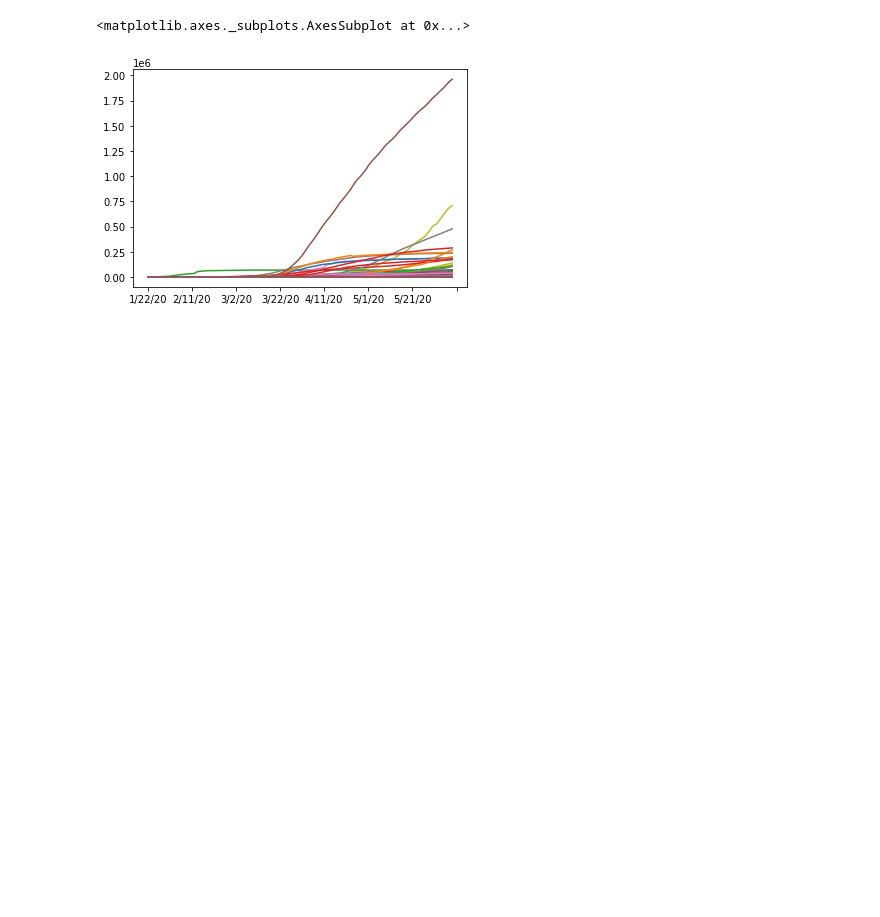
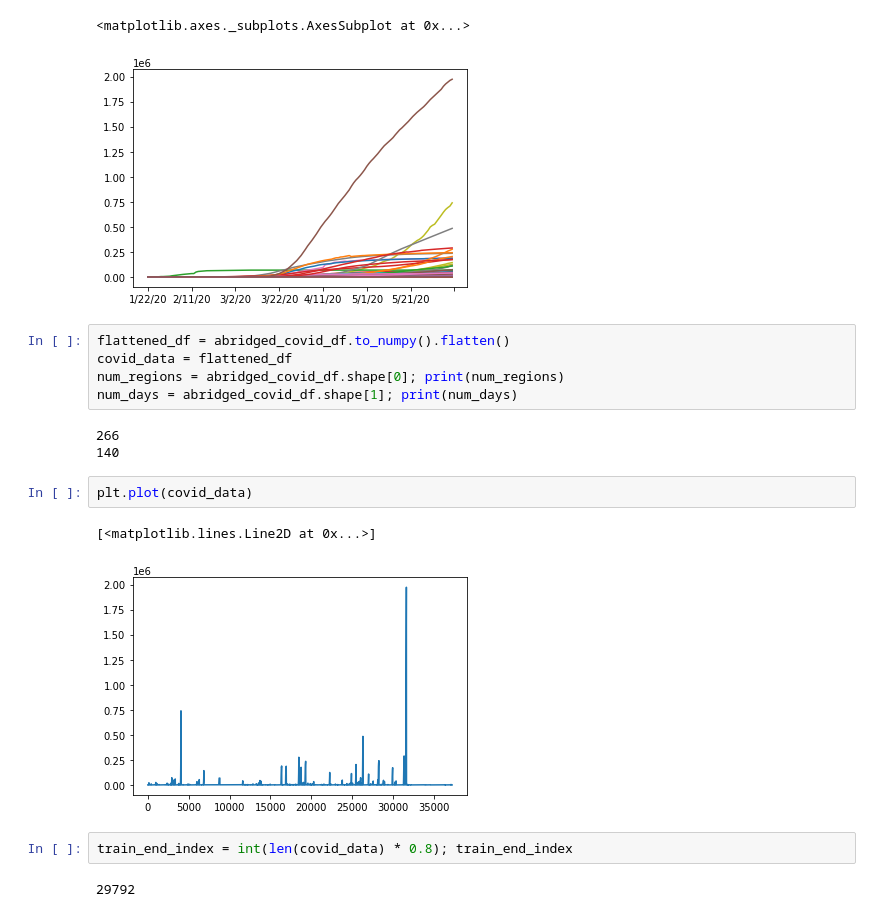
Before and after one commit to QinLab/icompbio-tamjeed, a Jupyter notebook: tf_rnn_single_covid.ipynb, the cells around one changed output. Saved outputs shown, nothing was run; the diff lists cells and outputs as text; blank space fills up the shorter version.

```diff
--- a/tf_rnn_single_covid.ipynb
+++ b/tf_rnn_single_covid.ipynb
@@ -66,3 +66,20 @@ abridged_covid_df.T.plot(legend=False)
 # %% [output]
 <matplotlib.axes._subplots.AxesSubplot at 0x...>
 [figure]
+# %%
+flattened_df = abridged_covid_df.to_numpy().flatten()
+covid_data = flattened_df
+num_regions = abridged_covid_df.shape[0]; print(num_regions)
+num_days = abridged_covid_df.shape[1]; print(num_days)
+# %% [output]
+266
+140
+# %%
+plt.plot(covid_data)
+# %% [output]
+[<matplotlib.lines.Line2D at 0x...>]
+[figure, added]
+# %%
+train_end_index = int(len(covid_data) * 0.8); train_end_index
+# %% [output]
+29792
```
Also changed, not shown: parts of 14 cells of this notebook.
